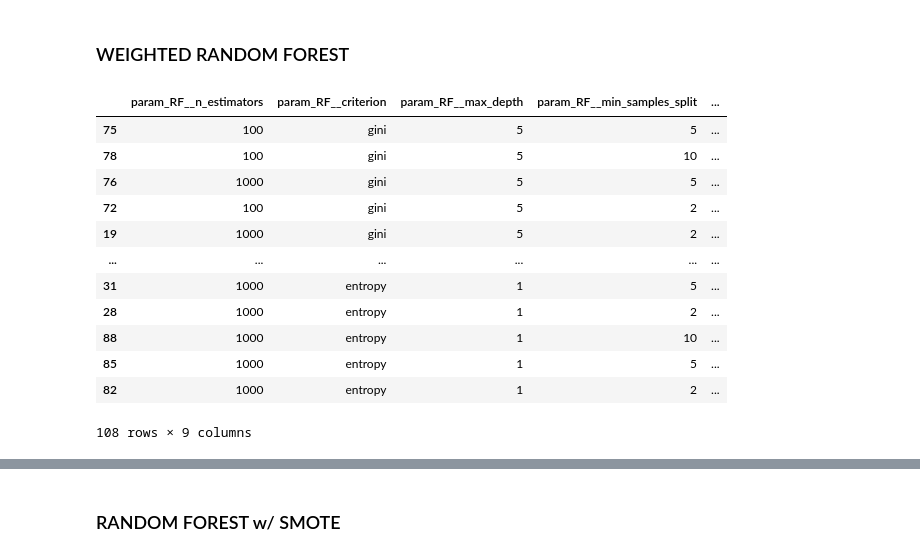
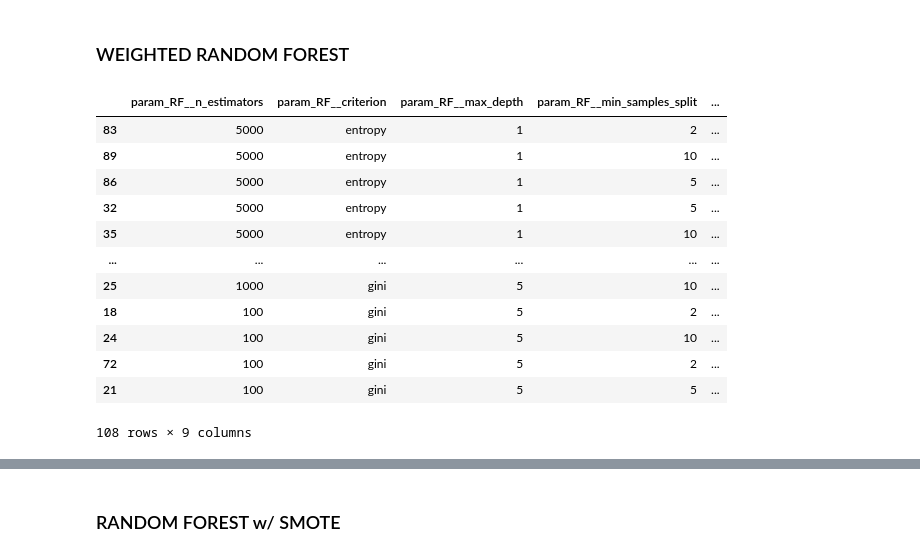
Before and after one commit to vbalza/chicago_water_lead, a Jupyter notebook: Random Forest Models.ipynb, the cells around one changed output, grey strips where cells are left out. Cells and saved outputs as stored; diff of their text form; code cells hidden in the pictures.

```diff
--- a/Random Forest Models.ipynb
+++ b/Random Forest Models.ipynb
@@ -198,39 +137,39 @@ plt.show()
 # %%
 x_train, x_test, y_train, y_test =  train_test_split(full_features, threshold_high,
                                                         test_size=0.2, random_state=0)
 
 GRID = {'RF__n_estimators': [100, 1000, 5000], 'RF__criterion': ['gini', 'entropy'], 'RF__max_depth': [1, 3, 5],
                       'RF__min_samples_split': [2,5,10], 'RF__random_state': [0],
                       'RF__class_weight': ['balanced', 'balanced_subsample']}
 
 pipe = Pipeline([('RF', RandomForestClassifier())])
 grid_model = GridSearchCV(estimator=pipe,
                           param_grid=GRID,
                           cv=10,
                           return_train_score=True,
                           refit='accuracy',
                           scoring=('accuracy', 'precision', 'recall')
 )
 
 
 grid_model = grid_model.fit(x_train, np.ravel(y_train))
 predicted_y = grid_model.predict(x_test)
 cv_results = pd.DataFrame(grid_model.cv_results_)
-ranked_cv=cv_results.sort_values(by=['rank_test_accuracy'])
+ranked_cv=cv_results.sort_values(by=['rank_test_recall'])
 ranked_cv[['param_RF__n_estimators', 'param_RF__criterion', 'param_RF__max_depth', 'param_RF__min_samples_split',
-           'param_RF__class_weight', 'rank_test_accuracy', 'mean_test_accuracy', 'mean_test_precision', 'mean_test_recall']]
+           'param_RF__class_weight', 'rank_test_recall', 'mean_test_accuracy', 'mean_test_precision', 'mean_test_recall']]
 # %% [output]
 |  | param_RF__n_estimators | param_RF__criterion | param_RF__max_depth | param_RF__min_samples_split | ... |
-| 75 | 100 | gini | 5 | 5 | ... |
-| 78 | 100 | gini | 5 | 10 | ... |
-| 76 | 1000 | gini | 5 | 5 | ... |
+| 83 | 5000 | entropy | 1 | 2 | ... |
+| 89 | 5000 | entropy | 1 | 10 | ... |
+| 86 | 5000 | entropy | 1 | 5 | ... |
+| 32 | 5000 | entropy | 1 | 5 | ... |
+| 35 | 5000 | entropy | 1 | 10 | ... |
+| ... | ... | ... | ... | ... | ... |
+| 25 | 1000 | gini | 5 | 10 | ... |
+| 18 | 100 | gini | 5 | 2 | ... |
+| 24 | 100 | gini | 5 | 10 | ... |
 | 72 | 100 | gini | 5 | 2 | ... |
-| 19 | 1000 | gini | 5 | 2 | ... |
-| ... | ... | ... | ... | ... | ... |
-| 31 | 1000 | entropy | 1 | 5 | ... |
-| 28 | 1000 | entropy | 1 | 2 | ... |
-| 88 | 1000 | entropy | 1 | 10 | ... |
-| 85 | 1000 | entropy | 1 | 5 | ... |
-| 82 | 1000 | entropy | 1 | 2 | ... |
+| 21 | 100 | gini | 5 | 5 | ... |
 108 rows × 9 columns
 # %%
```
Also changed, not shown: parts of 19 cells of this notebook.
